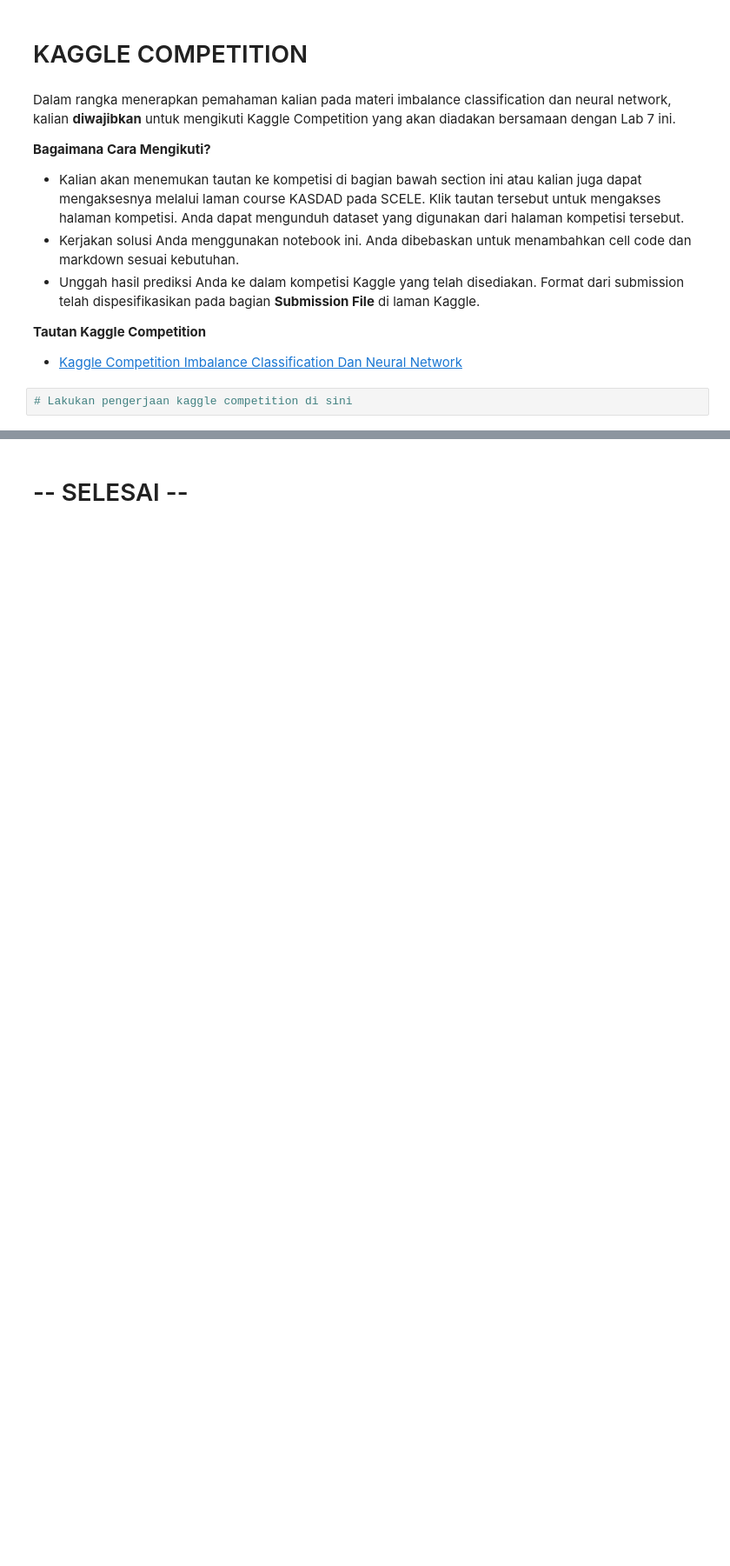
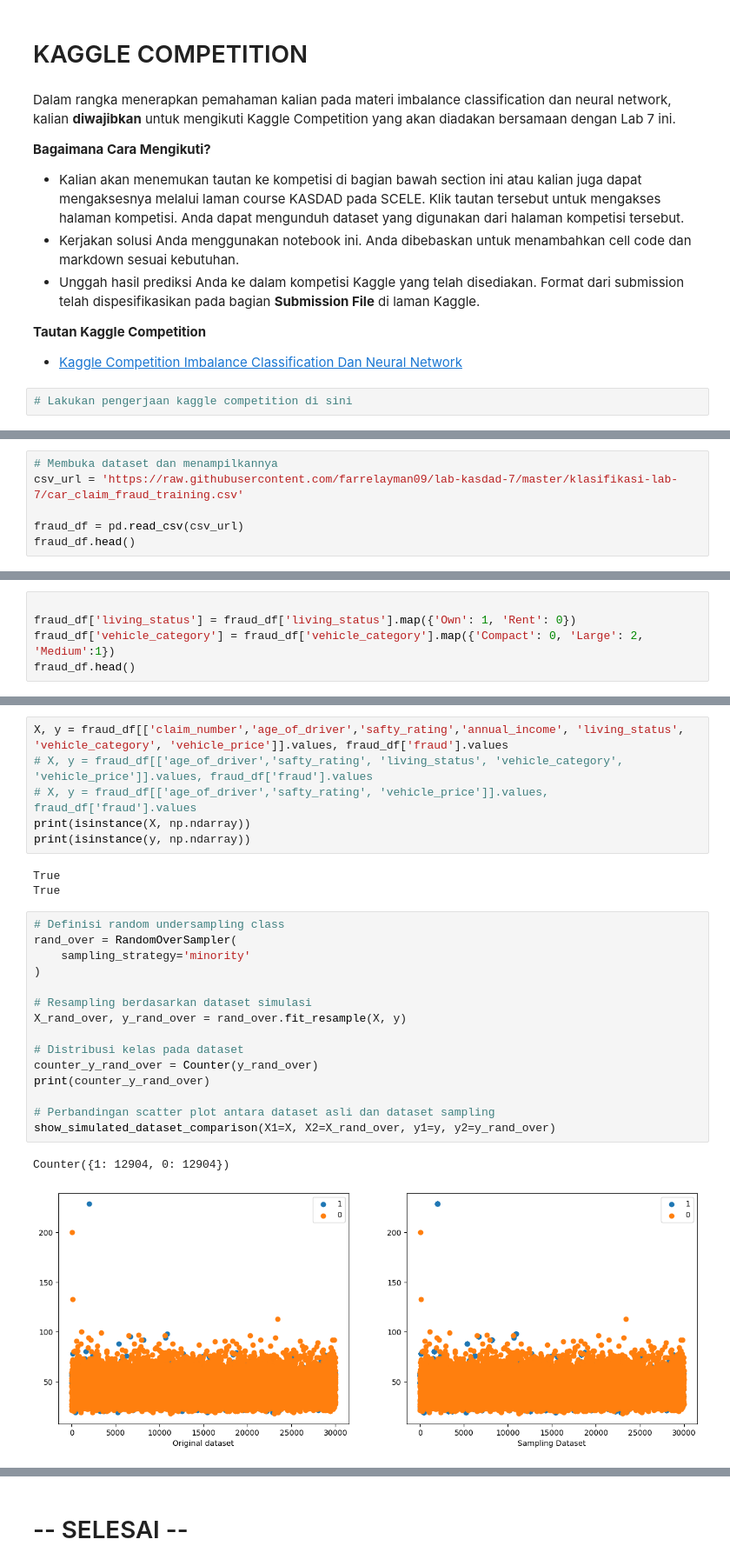
Before and after one commit to farrelayman09/lab-kasdad-7, a Jupyter notebook: Lab_7.ipynb, the cells around one changed output, grey strips where cells are left out. Shown at 87% size. Saved outputs shown, nothing was run; the diff lists cells and outputs as text; blank space fills up the shorter version.

```diff
--- a/Lab_7.ipynb
+++ b/Lab_7.ipynb
@@ -1171,0 +1178,6 @@ Dalam rangka menerapkan pemahaman kalian pada materi imbalance classification da
+# %%
+# Membuka dataset dan menampilkannya
+csv_url = 'https://raw.githubusercontent.com/farrelayman09/lab-kasdad-7/master/klasifikasi-lab-7/car_claim_fraud_training.csv'
+
+fraud_df = pd.read_csv(csv_url)
+fraud_df.head()
@@ -1171,0 +1224,5 @@ Dalam rangka menerapkan pemahaman kalian pada materi imbalance classification da
+# %%
+
+fraud_df['living_status'] = fraud_df['living_status'].map({'Own': 1, 'Rent': 0})
+fraud_df['vehicle_category'] = fraud_df['vehicle_category'].map({'Compact': 0, 'Large': 2, 'Medium':1})
+fraud_df.head()
@@ -1171,0 +1243,27 @@ Dalam rangka menerapkan pemahaman kalian pada materi imbalance classification da
+# %%
+X, y = fraud_df[['claim_number','age_of_driver','safty_rating','annual_income', 'living_status', 'vehicle_category', 'vehicle_price']].values, fraud_df['fraud'].values
+# X, y = fraud_df[['age_of_driver','safty_rating', 'living_status', 'vehicle_category', 'vehicle_price']].values, fraud_df['fraud'].values
+# X, y = fraud_df[['age_of_driver','safty_rating', 'vehicle_price']].values, fraud_df['fraud'].values
+print(isinstance(X, np.ndarray))
+print(isinstance(y, np.ndarray))
+# %% [output]
+True
+True
+# %%
+# Definisi random undersampling class
+rand_over = RandomOverSampler(
+    sampling_strategy='minority'
+)
+
+# Resampling berdasarkan dataset simulasi
+X_rand_over, y_rand_over = rand_over.fit_resample(X, y)
+
+# Distribusi kelas pada dataset
+counter_y_rand_over = Counter(y_rand_over)
+print(counter_y_rand_over)
+
+# Perbandingan scatter plot antara dataset asli dan dataset sampling
+show_simulated_dataset_comparison(X1=X, X2=X_rand_over, y1=y, y2=y_rand_over)
+# %% [output]
+Counter({1: 12904, 0: 12904})
+[figure, added]
```
Also changed, not shown: parts of 56 cells of this notebook.
